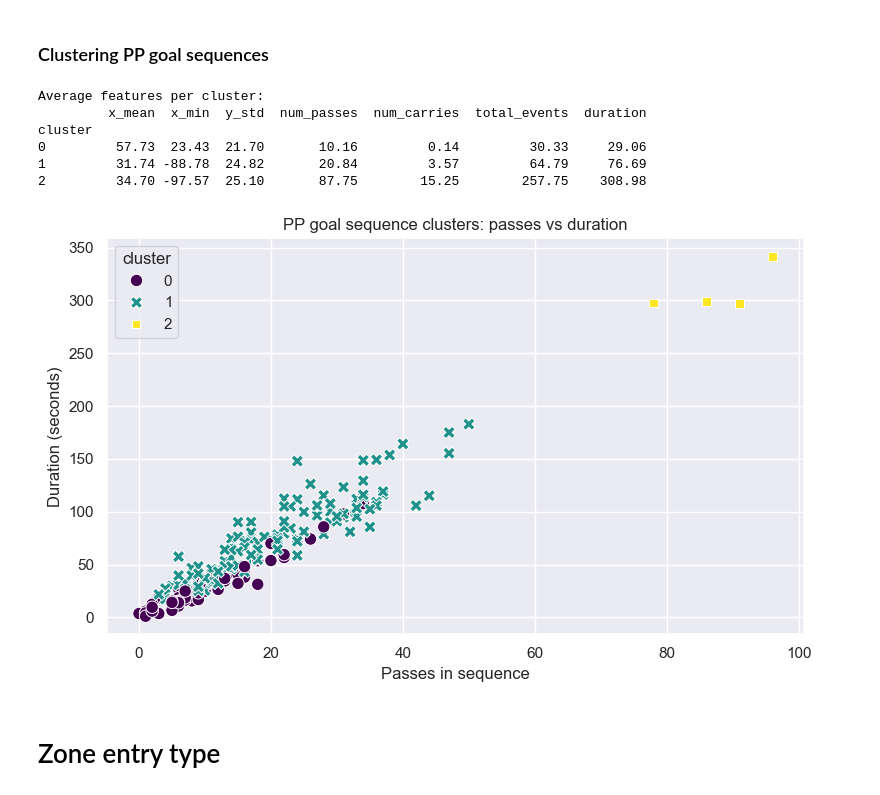
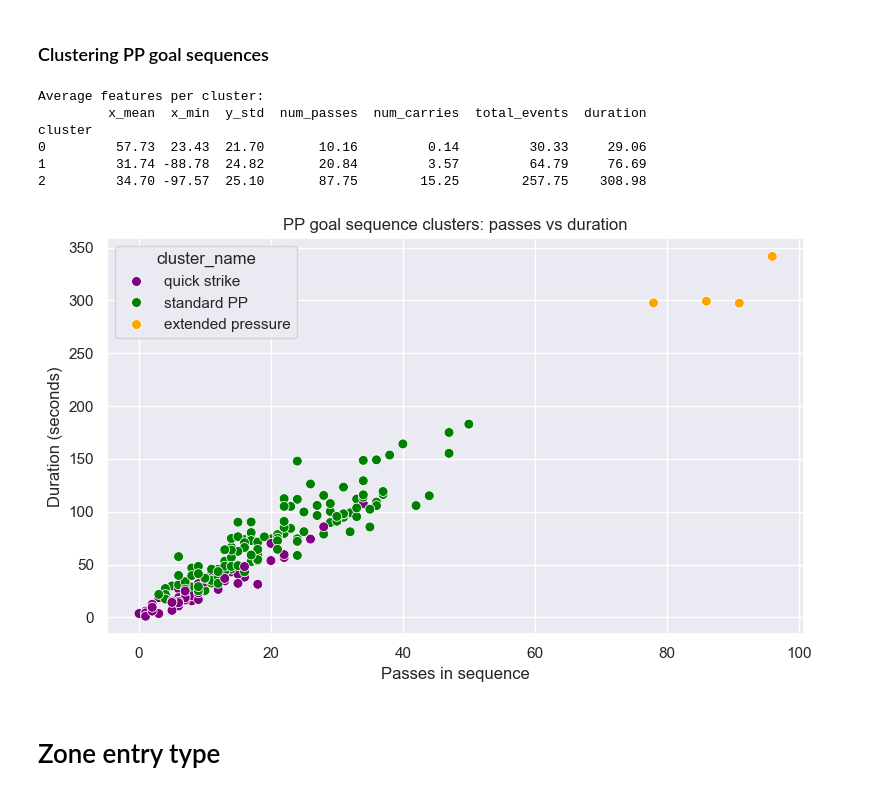
Before and after one commit to emmabertmar/LINHAC-project-2026, a Jupyter notebook: powerplay_analysis.ipynb, the cells around one changed output. Saved outputs shown, nothing was run; the diff lists cells and outputs as text; code cells hidden in the pictures.

```diff
--- a/powerplay_analysis.ipynb
+++ b/powerplay_analysis.ipynb
@@ -270,42 +308,70 @@ Name: count, dtype: int64
 # %% [markdown]
 ### Clustering PP goal sequences
 # %%
+# Create sequence-level features for each goal sequence
 def create_seq_features(df_seqs):
     return df_seqs.groupby('goal_id').agg(
-        x_mean=('xadjcoord', 'mean'),
-        x_min=('xadjcoord', 'min'),
-        y_std=('yadjcoord', 'std'),
-        num_passes=('eventname', lambda x: (x == 'pass').sum()),
-        num_carries=('eventname', lambda x: (x == 'carry').sum()),
-        total_events=('eventname', 'count'),
-        duration=('compiledgametime', lambda x: x.max() - x.min())
+        x_mean=('xadjcoord', 'mean'), # Average x-position
+        x_min=('xadjcoord', 'min'),   # Closest x-position to goal
+        y_std=('yadjcoord', 'std'),   # Spread in y-direction
+        num_passes=('eventname', lambda x: (x == 'pass').sum()),   # Count passes
+        num_carries=('eventname', lambda x: (x == 'carry').sum()), # Count carries
+        total_events=('eventname', 'count'),   # Total events in sequence
+        duration=('compiledgametime', lambda x: x.max() - x.min())  # Sequence length
     ).fillna(0)
 
+# Build feature matrix and standardize features
 seq_feat_df = create_seq_features(pp_sequences)
 X_seq = StandardScaler().fit_transform(seq_feat_df)
+
+# Cluster sequences into 3 groups
 seq_feat_df['cluster'] = KMeans(n_clusters=3, random_state=42, n_init=10).fit_predict(X_seq)
 
+# Attach cluster labels back to event-level data
 if 'cluster' in pp_sequences.columns:
     pp_sequences = pp_sequences.drop(columns=['cluster'])
 pp_sequences = pp_sequences.merge(seq_feat_df['cluster'].reset_index(), on='goal_id', how='left')
 
 print('Average features per cluster:')
 print(seq_feat_df.groupby('cluster').mean().round(2))
 
+# Visualize clusters (passes vs duration)
 fig, ax = plt.subplots(figsize=(8, 5))
-sns.scatterplot(data=seq_feat_df, x='num_passes', y='duration',
-                hue='cluster', palette='viridis', s=80, style='cluster', ax=ax)
+
+# Give names to the clusters
+cluster_names = {
+    0: 'quick strike',
+    1: 'standard PP',
+    2: 'extended pressure'
+}
+seq_feat_df['cluster_name'] = seq_feat_df['cluster'].map(cluster_names)
+
+sns.scatterplot(
+    data=seq_feat_df,
+    x='num_passes',
+    y='duration',
+    hue='cluster_name',
+    palette={
+        'quick strike': 'purple',
+        'standard PP': 'green',
+        'extended pressure': 'orange'},
+    s=50,
+    ax=ax
+)
+
 ax.set_title('PP goal sequence clusters: passes vs duration')
 ax.set_xlabel('Passes in sequence'); ax.set_ylabel('Duration (seconds)')
-plt.tight_layout(); plt.show()
+
+plt.tight_layout()
+plt.show()
 # %% [output]
 Average features per cluster:
          x_mean  x_min  y_std  num_passes  num_carries  total_events  duration
 cluster
 0         57.73  23.43  21.70       10.16         0.14         30.33     29.06
 1         31.74 -88.78  24.82       20.84         3.57         64.79     76.69
 2         34.70 -97.57  25.10       87.75        15.25        257.75    308.98
-[figure, old version]
+[figure, new version]
 # %% [markdown]
 # Zone entry type
 # %% [markdown]
```
Also changed, not shown: parts of 34 cells of this notebook.
